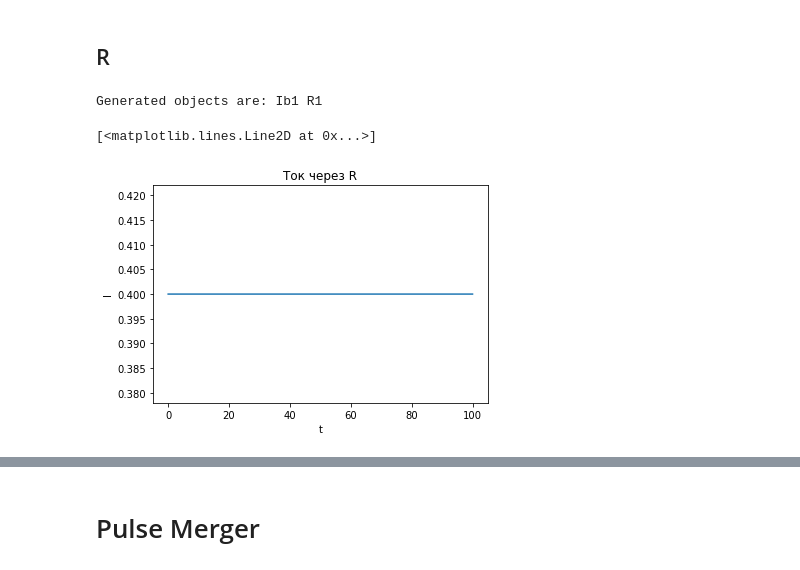
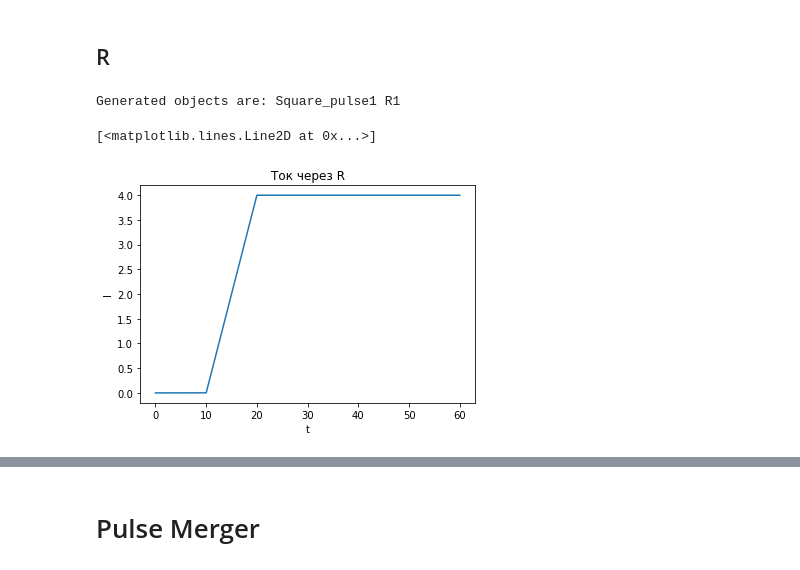
Before and after one commit to gausseuler60/SymSC_Python, a Jupyter notebook: Realization_Elements_new.ipynb, the cells around one changed output, grey strips where cells are left out. Drawn from its saved outputs; the diff is of its cells as text; code cells hidden in the pictures.

```diff
--- a/Realization_Elements_new.ipynb
+++ b/Realization_Elements_new.ipynb
@@ -97,30 +101,30 @@ Generated objects are: Pulses1 C1
 # %%
 import numpy as np
 from matplotlib import pyplot as plt
 
-from Objects import Pulses, Ib, R
+from Objects import Pulses, Ib, R,Square_pulse
 from FunctionCompiler import *
 
-pulse_1 = Ib.Ib(loc=[1],val=0.4)
-R_1 = R.R(loc=[1,0],r=1)
+pulse_1 = Square_pulse.Square_pulse(loc=[1],A=0.4,length=10)
+R_1 = R.R(loc=[1,0],r=2)
 
-t = np.arange(0, 100, 0.01)
+t = np.arange(0, 60, 0.01)
 fc = FunctionCompiler([pulse_1, R_1], t)
 
 
 sol = fc.solve()
 
-V_R1 = R_1.get_data("I", t, sol);
+V_R1 = R_1.get_data("P", t, sol);
 
 fig, ax = plt.subplots()
 plt.title('Ток через R')
 plt.xlabel('t')
 plt.ylabel('I')
 
 plt.plot(t, V_R1)
 
 #fig.savefig('pictures/R/current.png')
 # %% [output]
-Generated objects are: Ib1 R1
+Generated objects are: Square_pulse1 R1
 [<matplotlib.lines.Line2D at 0x...>]
-[figure, old version]
+[figure, new version]
```
Also changed, not shown: parts of 37 cells of this notebook, 7 other files.
